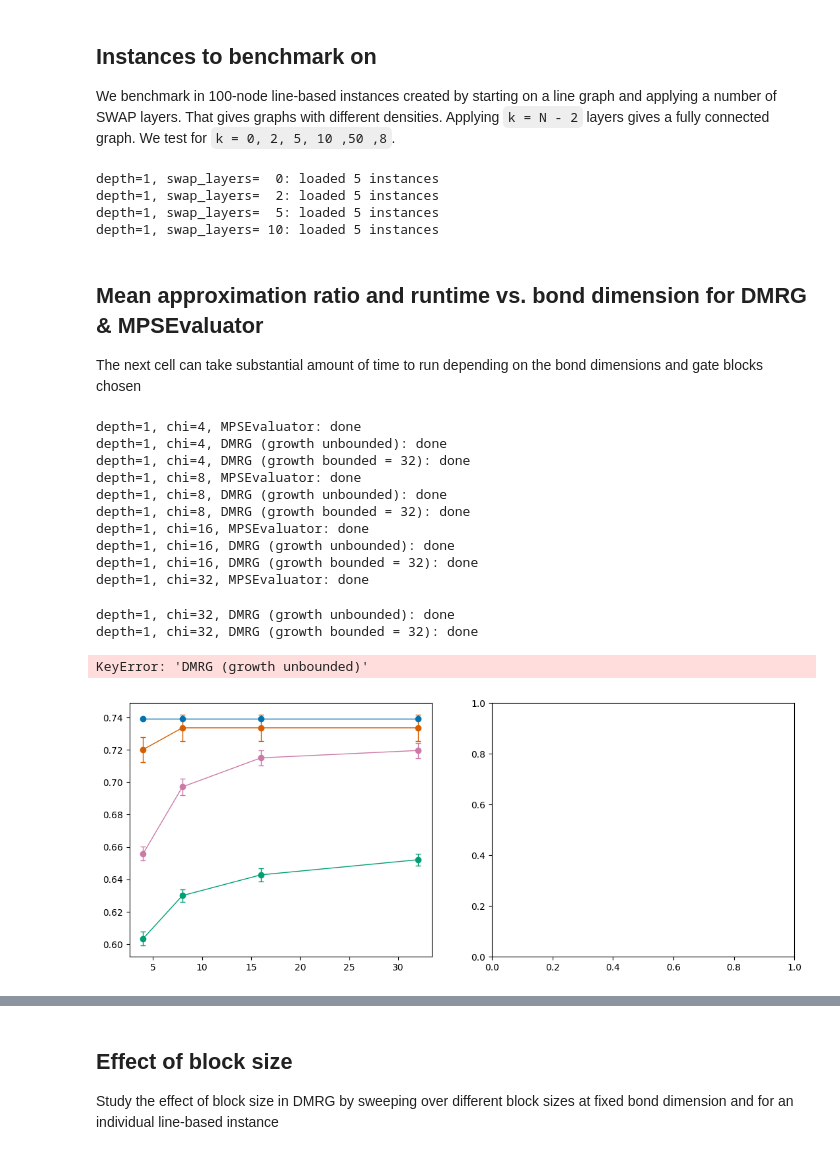
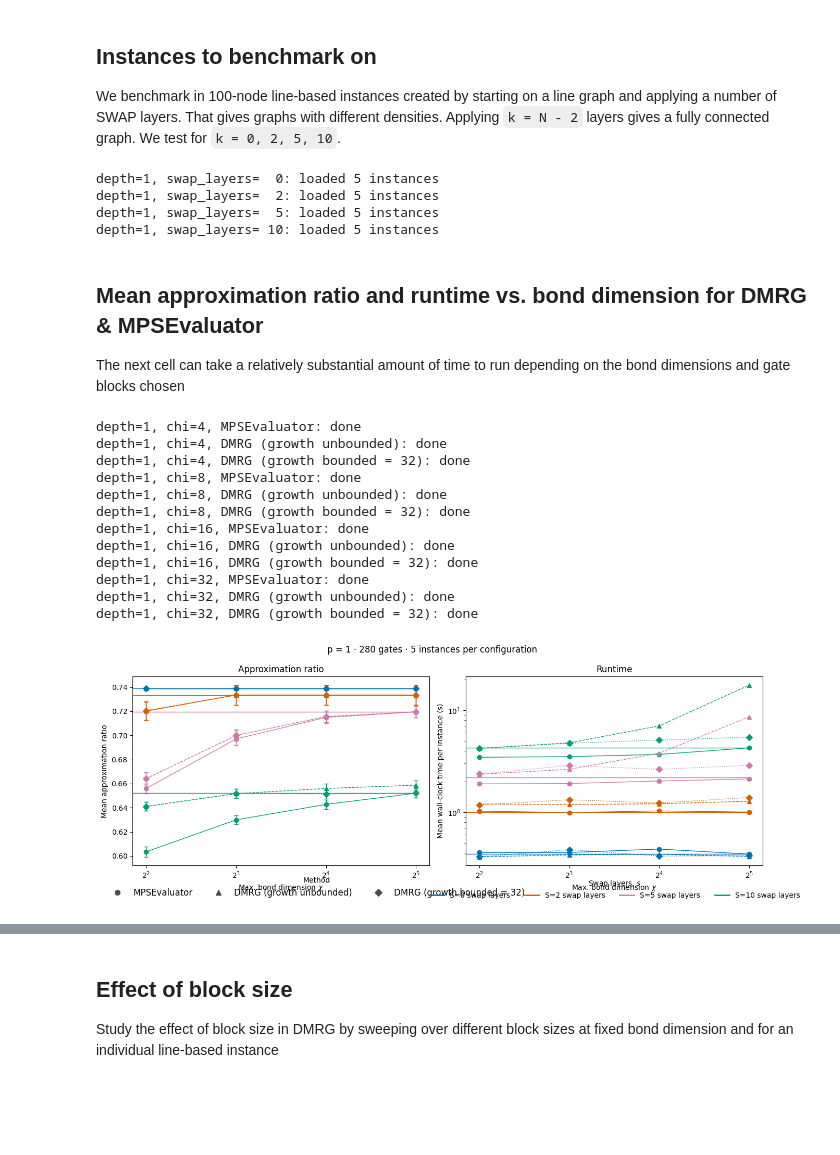
Before and after one commit to Joel323/qaoa_training_pipeline, a Jupyter notebook: how_tos/dmrg_qaoa.ipynb, the cells around one changed output, grey strips where cells are left out. Cells and saved outputs as stored; diff of their text form; code cells hidden in the pictures; blank space fills up the shorter version.

```diff
--- a/how_tos/dmrg_qaoa.ipynb
+++ b/how_tos/dmrg_qaoa.ipynb
@@ -57,9 +233,9 @@ Detected IPython. Loading juliacall extension. See https://juliapy.github.io/Pyt
 # %% [markdown]
 ## Instances to benchmark on
 
-We benchmark in 100-node line-based instances created by starting on a line graph and applying a number of SWAP layers. That gives graphs with different densities. Applying `k = N - 2` layers gives a fully connected graph. We test for `k = 0, 2, 5, 10 ,50 ,8`.
+We benchmark in 100-node line-based instances created by starting on a line graph and applying a number of SWAP layers. That gives graphs with different densities. Applying `k = N - 2` layers gives a fully connected graph. We test for `k = 0, 2, 5, 10`.
 # %%
-INSTANCE_DIR = "/Users/jju/Desktop/QAOA-Parameter-Setting"
+INSTANCE_DIR = "../../QAOA-Parameter-Setting"
 instance_dir = f"{INSTANCE_DIR}/instances/line_to_full"
 cuts_dir = f"{INSTANCE_DIR}/data/minmax_cuts/line_to_full"
 
@@ -75,34 +251,11 @@ results_dir = f"{INSTANCE_DIR}/data/training/line_to_full"
 
 
 def get_params(cost_op, depth, k, idx):
-    """Angles for depth 1 come from the (exact) depth-one scan, unchanged from before.
-
-    For depth > 1, first look for real, per-instance angles already computed in the companion
-    repo under the "TQA" (Trotterized Quantum Annealing) trainer -- the only trainer we found
-    with data for every one of our swap-layer groups at depth 2, and confirmed (by comparing
-    across instance indices) to depend on the group's actual structure rather than being a
-    graph-agnostic table lookup. If no such file exists for this (depth, k, idx), fall back to
-    FixedAngleConjecture. That one requires an *exact* match to a (depth, integer degree) pair in
-    its table, and not every degree has data at every depth, so we build a proxy regular graph
-    with the closest degree that *is* available at this depth, just to retrieve the (graph-
-    agnostic) angles.
-    """
+    """Angles for depth 1 come from the exact depth-one scan with efficient depth one evaluation."""
     if depth == 1:
         return depth_one_trainer.provide_params(cost_op)["optimized_qaoa_angles"]
-
-    tqa_matches = glob.glob(f"{results_dir}/*{idx:03d}N100L2S{k}_MC_TQA_PP_*_{depth}.json")
-    if tqa_matches:
-        with open(tqa_matches[0]) as fh:
-            return json.load(fh)["0"]["optimized_qaoa_angles"]
-
-    trainer = FixedAngleConjecture(reps=depth)
-    available_degrees = sorted({key[1] for key in trainer._data if key[0] == float(depth)})
-    n_qubits = cost_op.num_qubits
-    avg_degree = 2 * len(operator_to_list_of_hyper_edges(cost_op)) / n_qubits
-    closest_degree = int(min(available_degrees, key=lambda d: abs(d - avg_degree)))
-    proxy_graph = nx.random_regular_graph(closest_degree, n_qubits, seed=0)
-    proxy_cost_op = graph_to_operator(proxy_graph, pre_factor=-0.5)
-    return trainer.provide_params(proxy_cost_op)["optimized_qaoa_angles"]
+    else:
+        raise NotImplementedError("Need to implement retrieval of higher depth results.")
 
 
 groups = {}
@@ -143,7 +296,7 @@ depth=1, swap_layers=  5: loaded 5 instances
 depth=1, swap_layers= 10: loaded 5 instances
 # %% [markdown]
 ## Mean approximation ratio and runtime vs. bond dimension for DMRG & MPSEvaluator
-The next cell can take substantial amount of time to run depending on the bond dimensions and gate blocks chosen
+The next cell can take a relatively substantial amount of time to run depending on the bond dimensions and gate blocks chosen
 # %%
 def approximation_ratio(
     energy: float, sum_of_weights: float, min_cut: float, max_cut: float
@@ -185,8 +335,8 @@ swap_colors = {
 }
 method_styles = {
     "MPSEvaluator": dict(marker="o", linestyle="-"),
-    "DMRG (adaptive growth)": dict(marker="^", linestyle="--"),
-    "DMRG ($\\chi \\leq 32$)": dict(marker="D", linestyle=":"),
+    "DMRG (growth unbounded)": dict(marker="^", linestyle="--"),
+    "DMRG (growth bounded = 32)": dict(marker="D", linestyle=":"),
 }
 for depth in depths:
     results = {name: {k: {"mean": [], "std": []} for k in swap_layer_counts} for name in methods}
@@ -312,35 +462,34 @@ for depth in depths:
         frameon=False,
         fontsize=12,
     )
 
     fig.legend(
         handles=color_handles,
         title="Swap layers, $s$",
         loc="lower center",
         bbox_to_anchor=(0.77, -0.02),
         ncol=4,
         frameon=False,
     )
 
     fig.subplots_adjust(bottom=0.22)
 
     fig.suptitle(
         f"p = {depth} · {gates_per_block} gates · {n_instances_per_group} instances per configuration"
     )
     fig.tight_layout()
 # %% [output]
 depth=1, chi=4, MPSEvaluator: done
 depth=1, chi=4, DMRG (growth unbounded): done
 depth=1, chi=4, DMRG (growth bounded = 32): done
 depth=1, chi=8, MPSEvaluator: done
 depth=1, chi=8, DMRG (growth unbounded): done
 depth=1, chi=8, DMRG (growth bounded = 32): done
 depth=1, chi=16, MPSEvaluator: done
 depth=1, chi=16, DMRG (growth unbounded): done
 depth=1, chi=16, DMRG (growth bounded = 32): done
 depth=1, chi=32, MPSEvaluator: done
+depth=1, chi=32, DMRG (growth unbounded): done
+depth=1, chi=32, DMRG (growth bounded = 32): done
-depth=1, chi=32, DMRG (growth unbounded): done
-depth=1, chi=32, DMRG (growth bounded = 32): done
-KeyError: 'DMRG (growth unbounded)'
-[figure, old version]
+[figure, new version]
 # %% [markdown]
```
Also changed, not shown: parts of 6 cells of this notebook.
